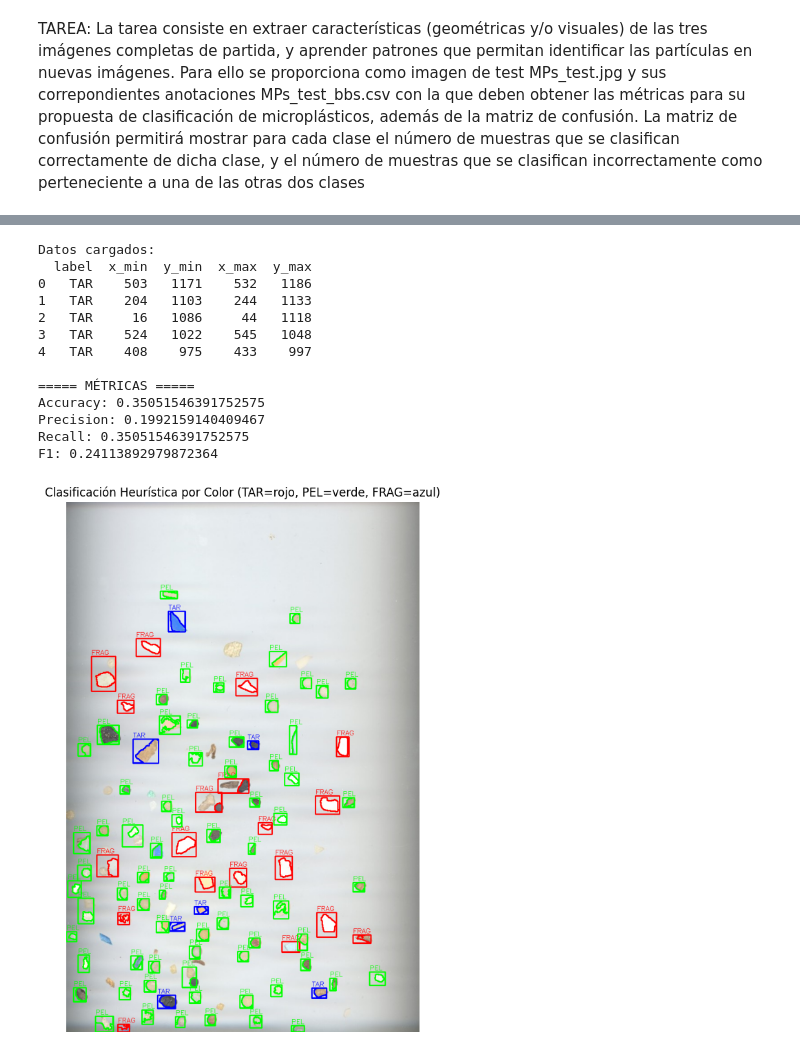
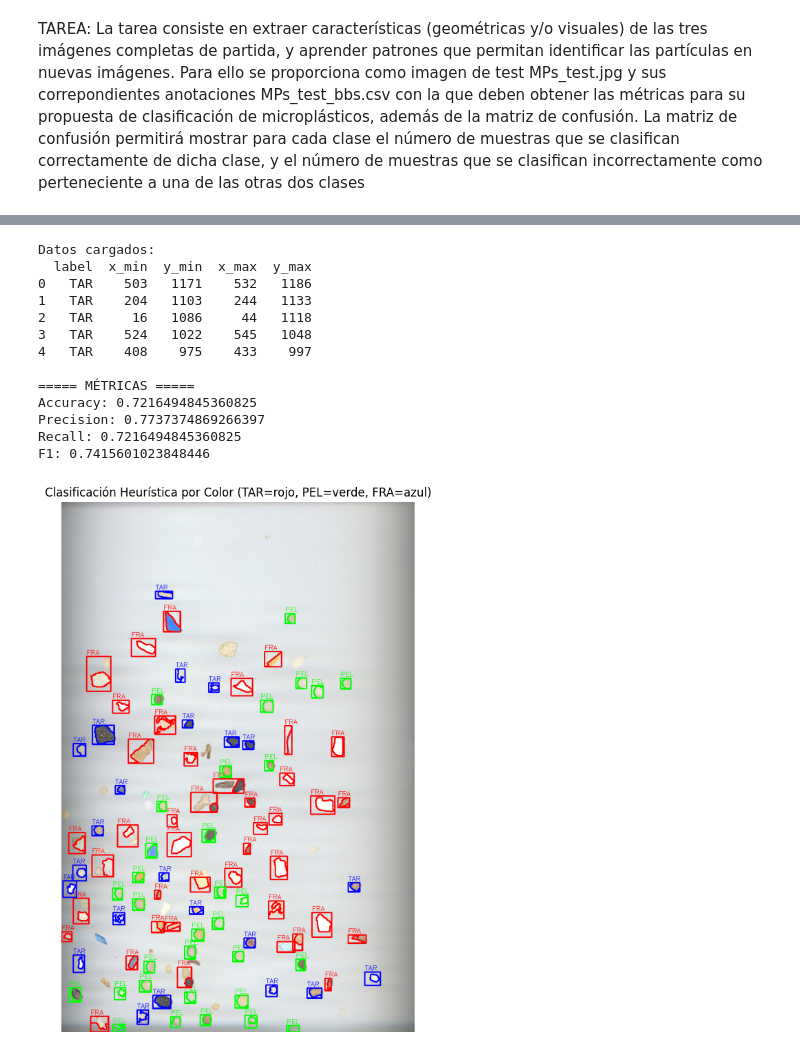
Before and after one commit to Yaivi/Vision_por_Computador, a Jupyter notebook: Práctica_3/EJERCICIO_3.ipynb, the cells around one changed output, grey strips where cells are left out. Drawn from its saved outputs; the diff is of its cells as text; code cells hidden in the pictures.

Commit message:
readme tarea 2, retoques finales microplasticos

```diff
--- a/Práctica_3/EJERCICIO_3.ipynb
+++ b/Práctica_3/EJERCICIO_3.ipynb
@@ -272,57 +308,96 @@ def clasificar(f):
     sol = f["solidity"]
     intensity = f["intensity"]
 
-    if area < 400 and AR < 1.3 or comp > 7.5:
-        return "PEL"
-    elif sol < 0.6 and comp>= 3:
-        return "TAR"
-    elif sol > 0.7 and area > 400 and comp < 2 or AR > 1.3:
-        return "FRAG"
+    # Rama 1: objetos con solidez baja
+    if sol <= 0.5:
+        # Si son alargados y muy brillantes -> FRAG, si son relativamente brillantes -> TAR
+        if AR > 1.1:
+            if intensity >= 235:
+                return "FRA"
+            else:
+                return "TAR"
+        # Resto en esta rama -> PEL
+        else:
+            return "PEL"
 
+    # Rama 2: solidez alta
     else:
-        return "PEL"
+        # objetos muy pequeños
+        if area <= 200:
+            if intensity <= 215:
+                return "PEL"
+            else:
+                return "FRA"
+
+        # objetos de tamaño medio
+        elif area <= 380:
+            if intensity <= 205:
+                return "PEL"
+            else:
+                return "FRA"
+
+        # objetos grandes
+        else:
+            return "FRA"
+
 
 
 if not df.empty:
     df["pred_class"] = df.apply(clasificar, axis=1)
 
-    color_dict = {"TAR": (255, 0, 0), "PEL": (0, 255, 0), "FRAG": (0, 0, 255) }
+    color_dict = {"TAR": (255, 0, 0), "PEL": (0, 255, 0), "FRA": (0, 0, 255) }
     #Dibujar cajas y escribir caja que ha predicho
     for _, row in df.iterrows():
         x_min, y_min, x_max, y_max = row["bbox"]
         color = color_dict.get(row["pred_class"], (255, 255, 255))
         cv2.rectangle(img_draw, (x_min, y_min), (x_max, y_max), color, 2)
         cv2.drawContours(img_draw, [row["contour"]], -1, color, 2)
         cv2.putText(img_draw, row["pred_class"], (x_min, max(y_min-4, 0)),
                     cv2.FONT_HERSHEY_SIMPLEX, 0.5, color, 1)
 
     y_true = df["true_class"]
     y_pred = df["pred_class"]
 
     print("\n===== MÉTRICAS =====")
     print("Accuracy:", accuracy_score(y_true, y_pred))
     print("Precision:", precision_score(y_true, y_pred, average="weighted", zero_division=0))
     print("Recall:", recall_score(y_true, y_pred, average="weighted", zero_division=0))
     print("F1:", f1_score(y_true, y_pred, average="weighted", zero_division=0))
 
 img_show = cv2.cvtColor(img_draw, cv2.COLOR_BGR2RGB)
 plt.figure(figsize=(10, 10))
 plt.imshow(img_show)
 plt.axis("off")
-plt.title("Clasificación Heurística por Color (TAR=rojo, PEL=verde, FRAG=azul)")
+plt.title("Clasificación Heurística por Color (TAR=rojo, PEL=verde, FRA=azul)")
 plt.show()
+
+# Matriz de confusión
+labels = ["TAR", "PEL", "FRA"]
+conf_matrix = confusion_matrix(y_true, y_pred, labels=labels)
+
+plt.figure(figsize=(7,7))
+sns.heatmap(conf_matrix, annot=True, fmt="d", cmap="Blues",
+            xticklabels=labels, yticklabels=labels)
+plt.xlabel("Predicha")
+plt.ylabel("Real")
+plt.title("Matriz de Confusión - Clasificador Heurístico")
+plt.show()
+
+# Resultados finales
+print("\nResultados finales:")
+print(df[["area", "perimeter", "compacidad", "AR", "solidity", "intensity", "true_class", "pred_class"]])
 # %% [output]
 Datos cargados:
   label  x_min  y_min  x_max  y_max
 0   TAR    503   1171    532   1186
 1   TAR    204   1103    244   1133
 2   TAR     16   1086     44   1118
 3   TAR    524   1022    545   1048
 4   TAR    408    975    433    997
 
 ===== MÉTRICAS =====
-Accuracy: 0.35051546391752575
-Precision: 0.1992159140409467
-Recall: 0.35051546391752575
-F1: 0.24113892979872364
+Accuracy: 0.7216494845360825
+Precision: 0.7737374869266397
+Recall: 0.7216494845360825
+F1: 0.7415601023848446
-[figure, old version]
+[figure, new version]
```
Also changed, not shown: parts of 2 cells of this notebook, 1 other file.
